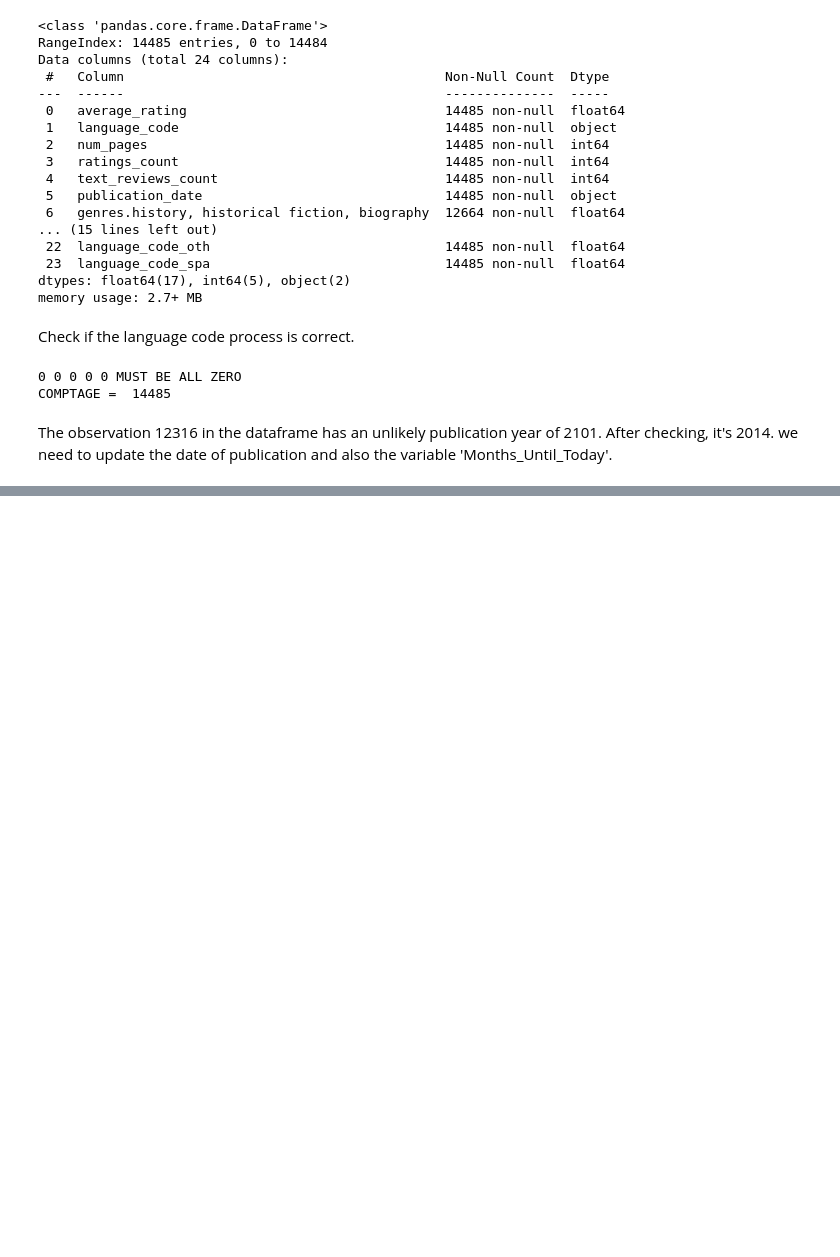
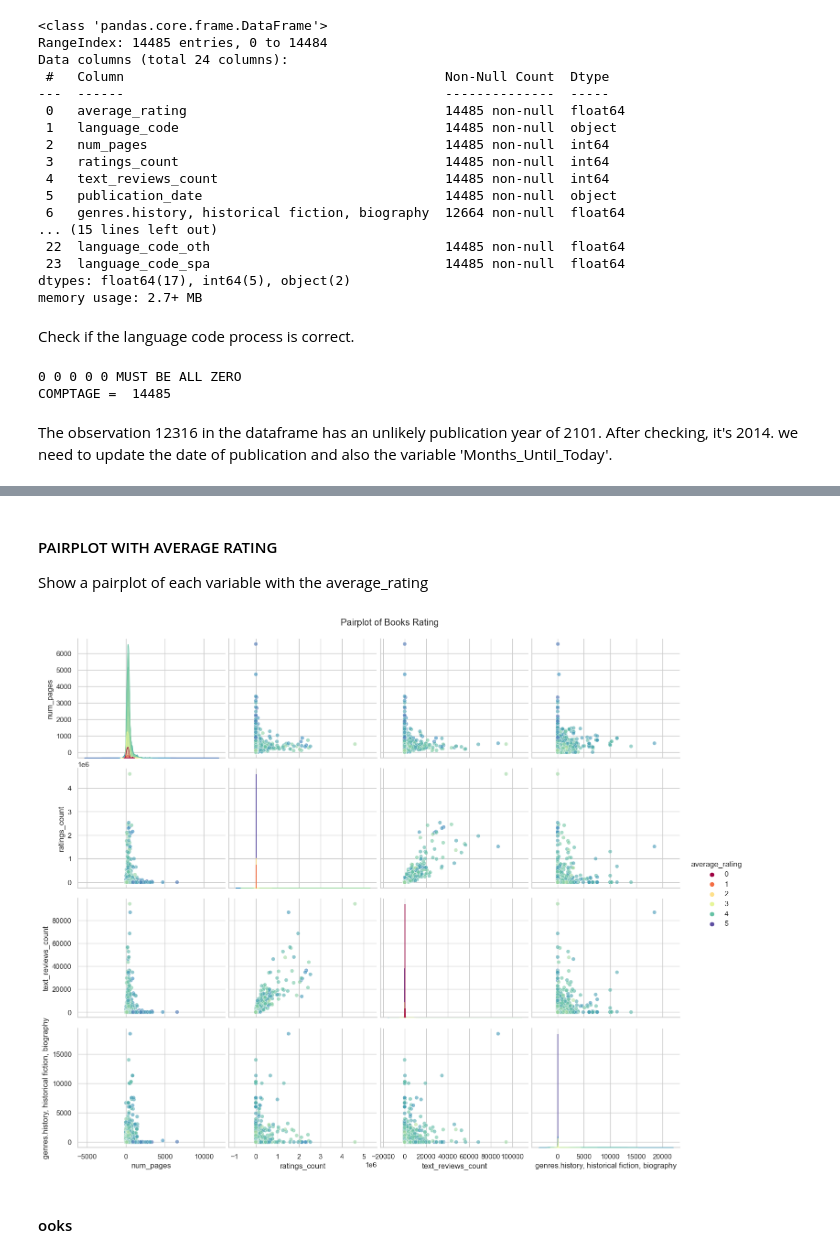
Before and after one commit to gunony/ML_Book_Valuations, a Jupyter notebook: Book_Valuation_MachineLearning.ipynb, the cells around one changed output, grey strips where cells are left out. Cells and saved outputs as stored; diff of their text form; code cells hidden in the pictures; blank space fills up the shorter version.

```diff
--- a/Book_Valuation_MachineLearning.ipynb
+++ b/Book_Valuation_MachineLearning.ipynb
@@ -186,2 +187,26 @@ plt.show()
+# %% [markdown]
+#### PAIRPLOT WITH AVERAGE RATING
+Show a pairplot of each variable with the average_rating
+# %%
+sns.set(style="whitegrid")
+pairplot = sns.pairplot(df_Books,
+                        vars=["num_pages", "ratings_count", "text_reviews_count", "genres.history, historical fiction, biography"],
+                        hue="average_rating",
+                        palette="Spectral",
+                        diag_kind="kde",
+                        height=3,
+                        aspect=1.2,
+                        plot_kws={'alpha':0.6}
+                       )
+
+# Adding a title to the figure
+pairplot.fig.suptitle("Pairplot of Books Rating", y=1.02)
+
+# Display the plot
+plt.show()
+# %% [output]
+[figure, added]
 # %%
 df_Books.to_csv(r'C:\Users\gunon\Documents\bootcamp-main\3-projects\ML_Book_Valuations\df_temp.csv',index=False)
+# %% [markdown]
+#### ooks
```
Also changed, not shown: parts of 2 cells of this notebook.
